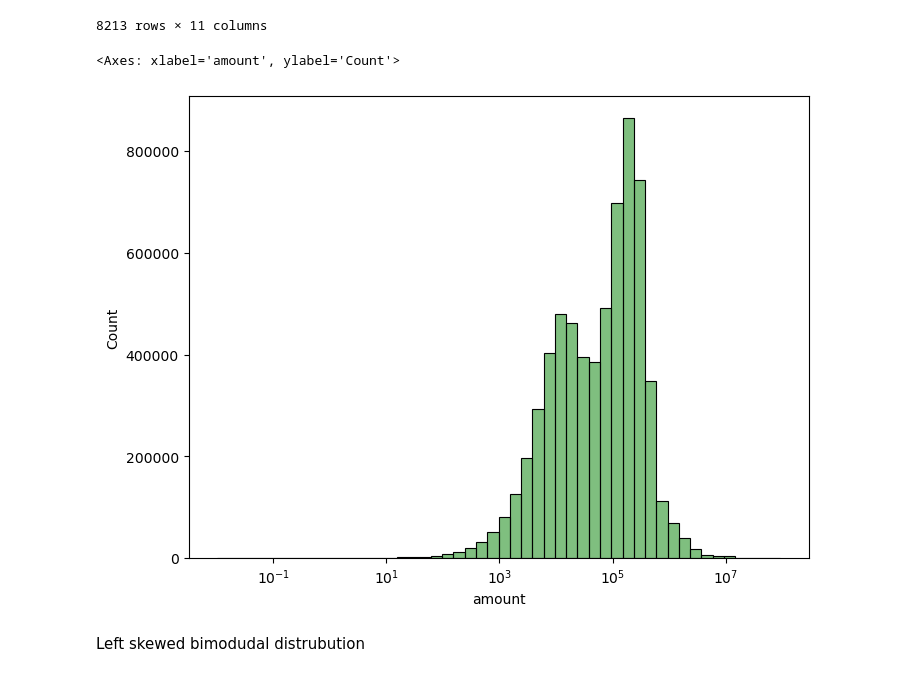
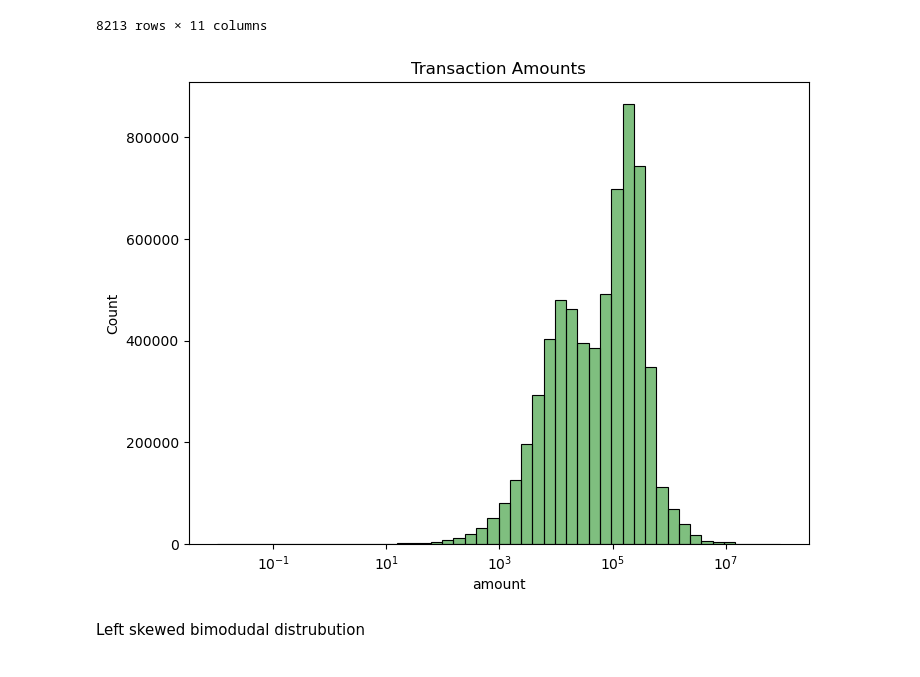
Before and after one commit to MaimunaBawa/Phase2TLAB1, a Jupyter notebook: EDA-1.ipynb, the cells around one changed output. Saved outputs shown, nothing was run; the diff lists cells and outputs as text; code cells hidden in the pictures.

```diff
--- a/EDA-1.ipynb
+++ b/EDA-1.ipynb
@@ -169,9 +188,10 @@ Fraud_df
 # %%
 #
 plt.figure(figsize=(8, 6))
 sns.histplot(data=df, x="amount",bins=50,color="green", kde=True, log_scale=True)
+plt.title("Transaction Amounts")
+plt.show()
 # %% [output]
-<Axes: xlabel='amount', ylabel='Count'>
-[figure, old version]
+[figure, new version]
 # %% [markdown]
 Left skewed bimodudal distrubution
```
Also changed, not shown: parts of 18 cells of this notebook, 3 other files.
